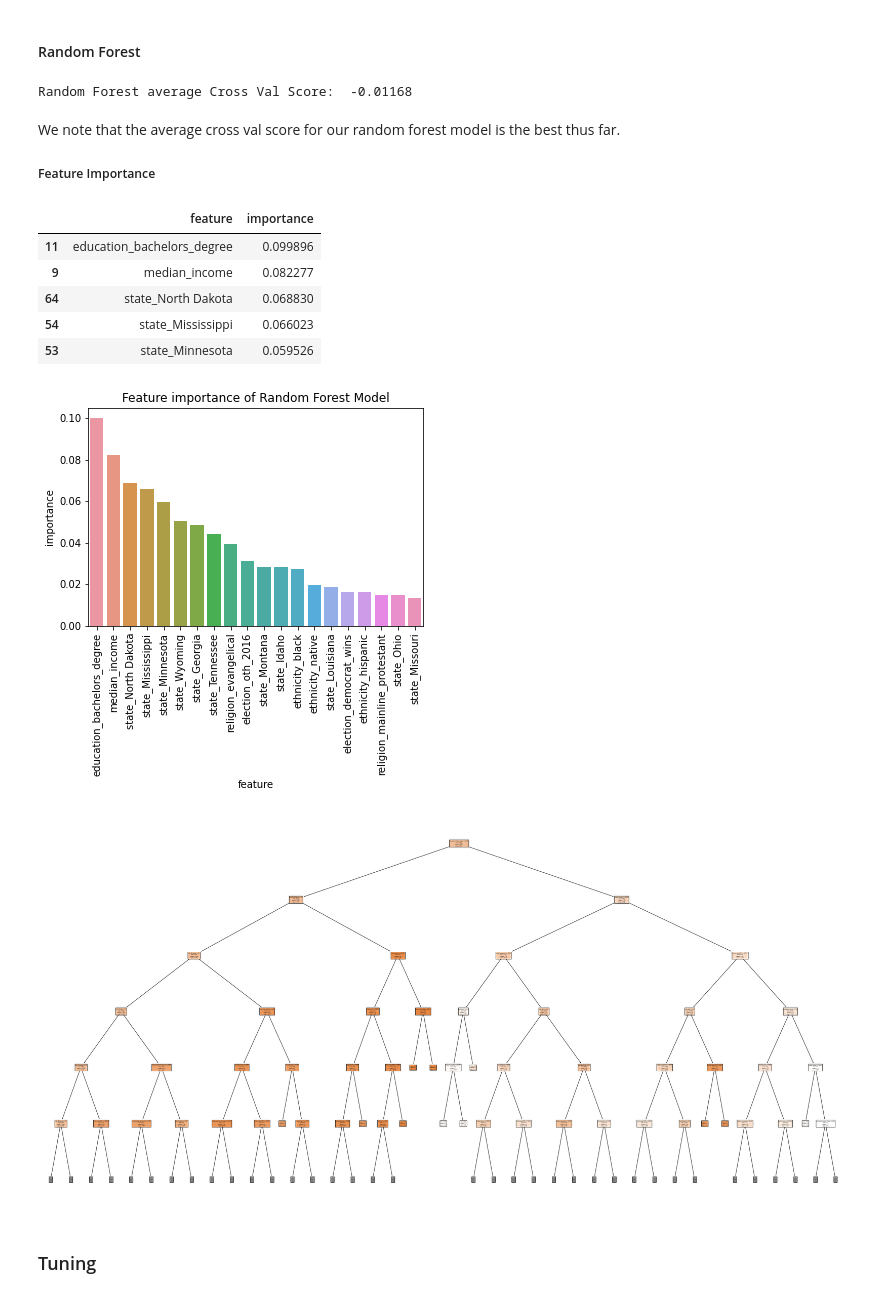
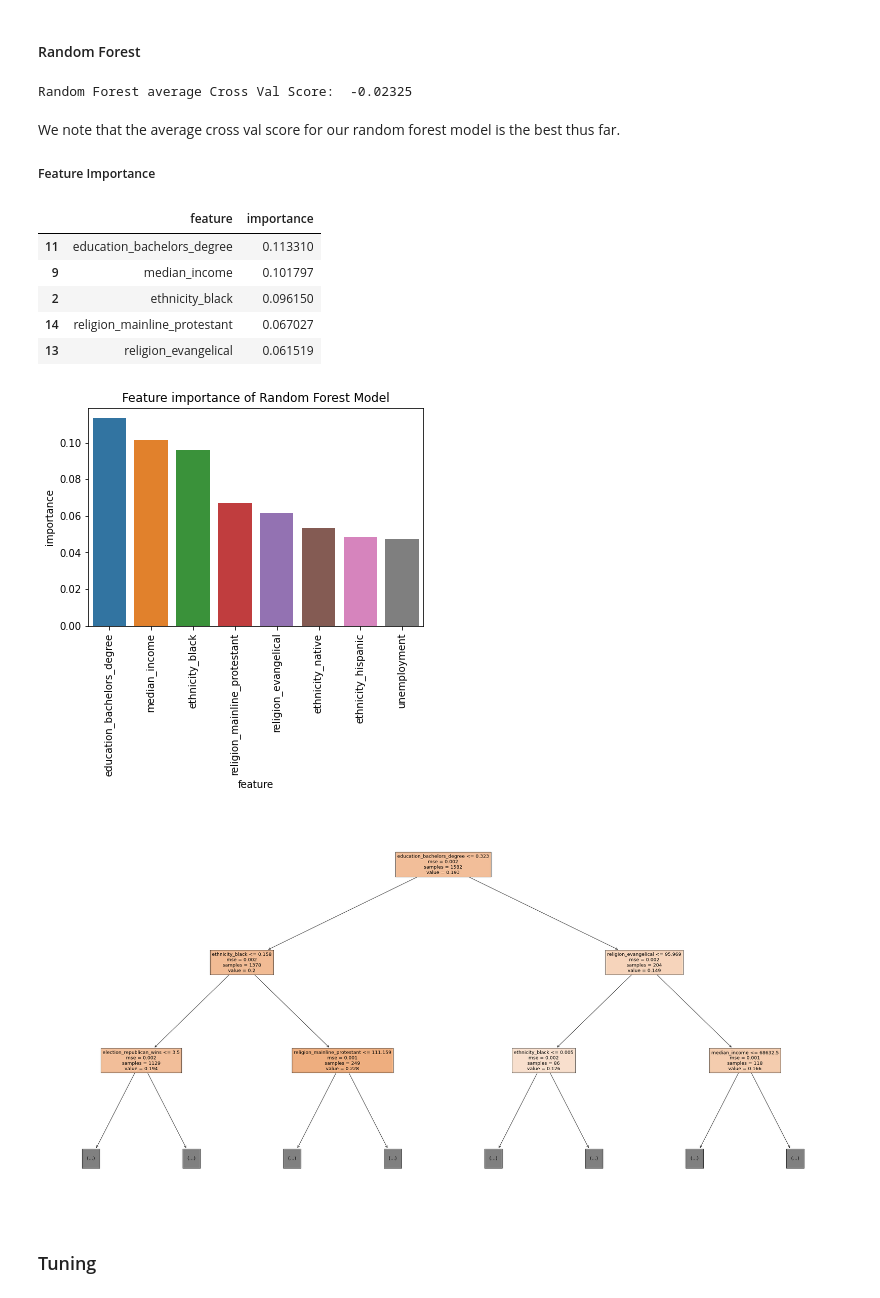
Before and after one commit to kuruparans/covid19-vaccine-hesitancy-analysis, a Jupyter notebook: statistical-modelling.ipynb, the cells around one changed output. Saved outputs shown, nothing was run; the diff lists cells and outputs as text; code cells hidden in the pictures.

```diff
--- a/statistical-modelling.ipynb
+++ b/statistical-modelling.ipynb
@@ -14,6 +16,6 @@ df['division'] = df['division'].astype('category')
 df['region'] = df['region'].astype('category')
 df['vaccine_hesitant_category'] = df['vaccine_hesitant_category'].astype('category')
 
-columns = ['vaccine_hesitant', 'vaccine_hesitant_strong', 'state', 'ethnicity_white', 'ethnicity_hispanic', 'ethnicity_black', 'ethnicity_asian', 'ethnicity_native', 'ethnicity_hawaiian', 'population', 'birth_rate', 'unemployment', 'rural_urban_code', 'urban_influence_code', 'median_income', 'education_high_school_only', 'education_bachelors_degree', 'religion_total', 'religion_evangelical', 'religion_mainline_protestant', 'election_democrat_wins', 'election_republican_wins', 'election_total_2008', 'election_dem_2008', 'election_gop_2008', 'election_oth_2008', 'election_total_2012', 'election_dem_2012', 'election_gop_2012', 'election_oth_2012', 'election_total_2016', 'election_dem_2016', 'election_gop_2016', 'election_oth_2016', 'election_gop_2020', 'election_dem_2020']
+columns = ['vaccine_hesitant', 'vaccine_hesitant_strong', 'ethnicity_white', 'ethnicity_hispanic', 'ethnicity_black', 'ethnicity_asian', 'ethnicity_native', 'ethnicity_hawaiian', 'population', 'birth_rate', 'unemployment', 'rural_urban_code', 'urban_influence_code', 'median_income', 'education_high_school_only', 'education_bachelors_degree', 'religion_total', 'religion_evangelical', 'religion_mainline_protestant', 'election_democrat_wins', 'election_republican_wins', 'election_total_2008', 'election_dem_2008', 'election_gop_2008', 'election_oth_2008', 'election_total_2012', 'election_dem_2012', 'election_gop_2012', 'election_oth_2012', 'election_total_2016', 'election_dem_2016', 'election_gop_2016', 'election_oth_2016', 'election_gop_2020', 'election_dem_2020']
 independent_variables = columns[2:] # drop first two columns containing dependent variable names for list of independent variables
 # %% [markdown]
@@ -314,7 +316,7 @@ random_forest_cross_val_scores = cross_val_score(random_forest, X_train_scaled,
 
 print('Random Forest average Cross Val Score: ', round(np.mean(random_forest_cross_val_scores), 5))
 # %% [output]
-Random Forest average Cross Val Score:  -0.01168
+Random Forest average Cross Val Score:  -0.02325
 # %% [markdown]
 We note that the average cross val score for our random forest model is the best thus far.
 
@@ -324,23 +326,23 @@ random_forest_features = pd.DataFrame({'feature': X_train.columns, 'importance':
 random_forest_features.head(5)
 # %% [output]
 |  | feature | importance |
-| 11 | education_bachelors_degree | 0.099896 |
-| 9 | median_income | 0.082277 |
-| 64 | state_North Dakota | 0.068830 |
-| 54 | state_Mississippi | 0.066023 |
-| 53 | state_Minnesota | 0.059526 |
+| 11 | education_bachelors_degree | 0.113310 |
+| 9 | median_income | 0.101797 |
+| 2 | ethnicity_black | 0.096150 |
+| 14 | religion_mainline_protestant | 0.067027 |
+| 13 | religion_evangelical | 0.061519 |
 # %%
-sns.barplot(data=random_forest_features.head(20), x='feature', y='importance').set_title('Feature importance of Random Forest Model')
+sns.barplot(data=random_forest_features.head(8), x='feature', y='importance').set_title('Feature importance of Random Forest Model')
 _ = plt.xticks(rotation=90)
 # %% [output]
-[figure, old version]
+[figure, new version]
 # %%
 from sklearn import tree
 plt.figure(figsize=(40,20))
-_ = tree.plot_tree(random_forest.estimators_[5], feature_names=X_train.columns, filled=True, max_depth=5)
+_ = tree.plot_tree(random_forest.estimators_[0], feature_names=X_train.columns, filled=True, max_depth=2)
 plt.show()
 # %% [output]
-[figure, old version]
+[figure, new version]
 # %% [markdown]
 ### Tuning
 # %%
```
Also changed, not shown: parts of 17 cells of this notebook.
